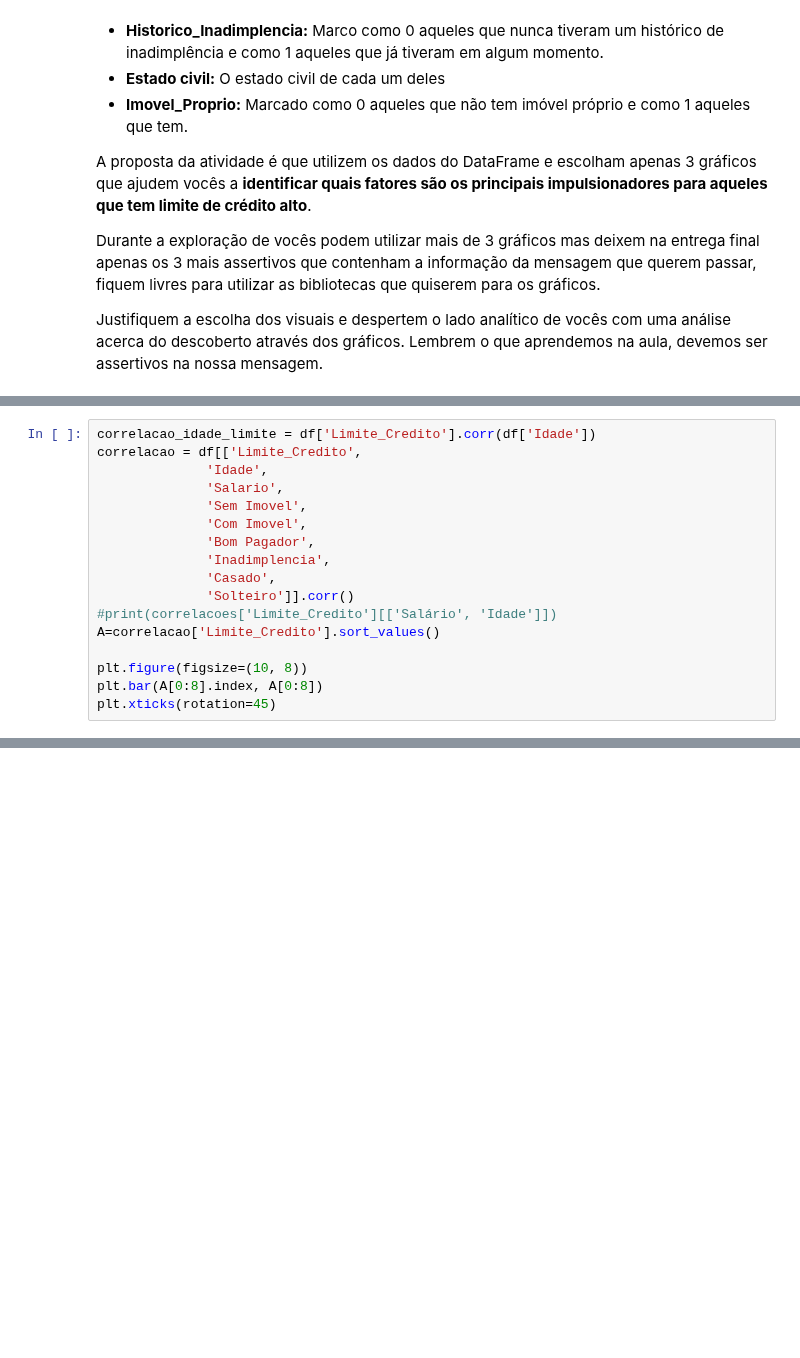
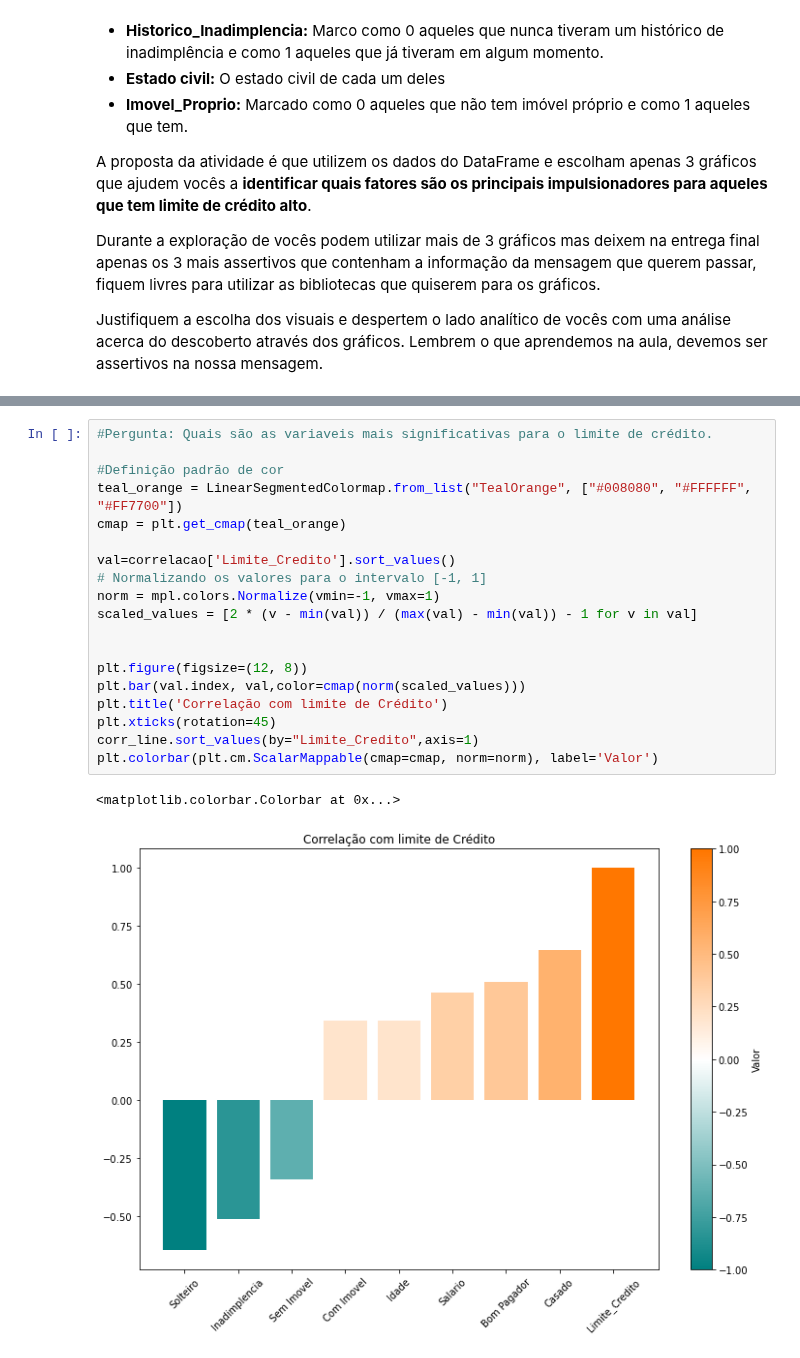
Before and after one commit to albertoakel/EBAC, a Jupyter notebook: notebook/Atividade M12.ipynb, the cells around one changed output, grey strips where cells are left out. Cells and saved outputs as stored; diff of their text form; blank space fills up the shorter version.

```diff
--- a/notebook/Atividade M12.ipynb
+++ b/notebook/Atividade M12.ipynb
@@ -111,17 +88,0 @@ Text(0.5, 1.0, 'Mapa de calor da correlação entre variáveis')
-# %%
-correlacao_idade_limite = df['Limite_Credito'].corr(df['Idade'])
-correlacao = df[['Limite_Credito',
-              'Idade',
-              'Salario',
-              'Sem Imovel',
-              'Com Imovel',
-              'Bom Pagador',
-              'Inadimplencia',
-              'Casado',
-              'Solteiro']].corr()
-#print(correlacoes['Limite_Credito'][['Salário', 'Idade']])
-A=correlacao['Limite_Credito'].sort_values()
-
-plt.figure(figsize=(10, 8))
-plt.bar(A[0:8].index, A[0:8])
-plt.xticks(rotation=45)
@@ -162,0 +89,22 @@ SyntaxError: invalid syntax (<ipython-input-154-e3c0e607b409>, line 2)
+# %%
+#Pergunta: Quais são as variaveis mais significativas para o limite de crédito.
+
+#Definição padrão de cor
+teal_orange = LinearSegmentedColormap.from_list("TealOrange", ["#008080", "#FFFFFF", "#FF7700"])
+cmap = plt.get_cmap(teal_orange)
+
+val=correlacao['Limite_Credito'].sort_values()
+# Normalizando os valores para o intervalo [-1, 1]
+norm = mpl.colors.Normalize(vmin=-1, vmax=1)
+scaled_values = [2 * (v - min(val)) / (max(val) - min(val)) - 1 for v in val]
+
+
+plt.figure(figsize=(12, 8))
+plt.bar(val.index, val,color=cmap(norm(scaled_values)))
+plt.title('Correlação com limite de Crédito')
+plt.xticks(rotation=45)
+corr_line.sort_values(by="Limite_Credito",axis=1)
+plt.colorbar(plt.cm.ScalarMappable(cmap=cmap, norm=norm), label='Valor')
+# %% [output]
+<matplotlib.colorbar.Colorbar at 0x...>
+[figure, added]
```
Also changed, not shown: parts of 7 cells of this notebook.
